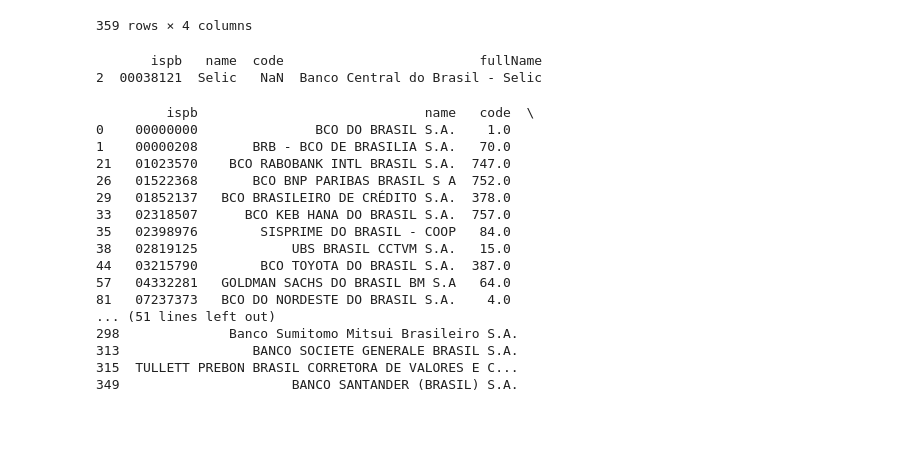
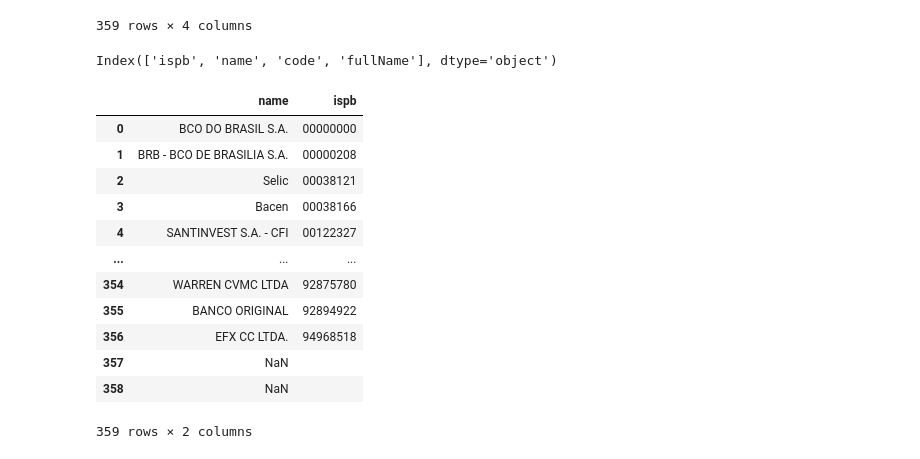
Before and after one commit to joansilva24/Projeto_ETL_coderhouse, a Jupyter notebook: trabalho_parte1_corrigido (1).ipynb, the cells around one changed output. Saved outputs shown, nothing was run; the diff lists cells and outputs as text; code cells hidden in the pictures; blank space fills up the shorter version.

```diff
--- a/trabalho_parte1.ipynb
+++ b/trabalho_parte1_corrigido (1).ipynb
@@ -105,30 +102,34 @@ bancos
 | 357 |  | NaN | NaN | NaN |
 | 358 |  | NaN | NaN | NaN |
 359 rows × 4 columns
-# %%
-df_selic = bancos[bancos['name'].str.contains("Selic", case=False, na=False)]
-print(df_selic)
-# %% [output]
-       ispb   name  code                         fullName
-2  00038121  Selic   NaN  Banco Central do Brasil - Selic
-# %%
-df_brasil = bancos[bancos['name'].str.contains("Brasil", case=False, na=False)]
-print(df_brasil)
-# %% [output]
-         ispb                             name   code  \
-0    00000000               BCO DO BRASIL S.A.    1.0
-1    00000208       BRB - BCO DE BRASILIA S.A.   70.0
-21   01023570    BCO RABOBANK INTL BRASIL S.A.  747.0
-26   01522368       BCO BNP PARIBAS BRASIL S A  752.0
-29   01852137   BCO BRASILEIRO DE CRÉDITO S.A.  378.0
-33   02318507      BCO KEB HANA DO BRASIL S.A.  757.0
-35   02398976        SISPRIME DO BRASIL - COOP   84.0
-38   02819125            UBS BRASIL CCTVM S.A.   15.0
-44   03215790        BCO TOYOTA DO BRASIL S.A.  387.0
-57   04332281   GOLDMAN SACHS DO BRASIL BM S.A   64.0
-81   07237373   BCO DO NORDESTE DO BRASIL S.A.    4.0
-... (51 lines left out)
-298              Banco Sumitomo Mitsui Brasileiro S.A.
-313                 BANCO SOCIETE GENERALE BRASIL S.A.
-315  TULLETT PREBON BRASIL CORRETORA DE VALORES E C...
-349                      BANCO SANTANDER (BRASIL) S.A.
+# %%
+bancos.columns
+# %% [output]
+Index(['ispb', 'name', 'code', 'fullName'], dtype='object')
+# %%
+ispb = [ispb for ispb in bancos['ispb']]
+name = [name for name in bancos['name']]
+code = [code for code in bancos['code']]
+fullname = [fullname for fullname in bancos['fullName']]
+
+dados_filtrados_01 = {
+    'name': name,
+    'ispb': ispb,
+}
+
+bancos_ispb = pd.DataFrame(dados_filtrados_01)
+bancos_ispb
+# %% [output]
+|  | name | ispb |
+| 0 | BCO DO BRASIL S.A. | 00000000 |
+| 1 | BRB - BCO DE BRASILIA S.A. | 00000208 |
+| 2 | Selic | 00038121 |
+| 3 | Bacen | 00038166 |
+| 4 | SANTINVEST S.A. - CFI | 00122327 |
+| ... | ... | ... |
+| 354 | WARREN CVMC LTDA | 92875780 |
+| 355 | BANCO ORIGINAL | 92894922 |
+| 356 | EFX CC LTDA. | 94968518 |
+| 357 | NaN |  |
+| 358 | NaN |  |
+359 rows × 2 columns
```
Also changed, not shown: parts of 5 cells of this notebook.
